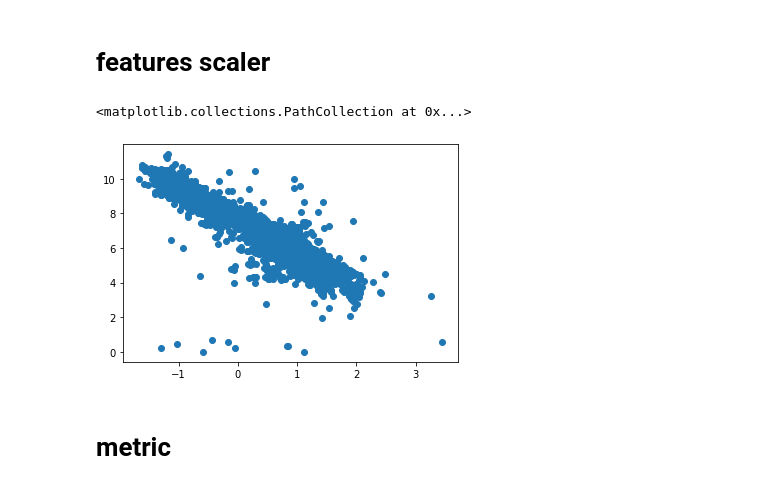
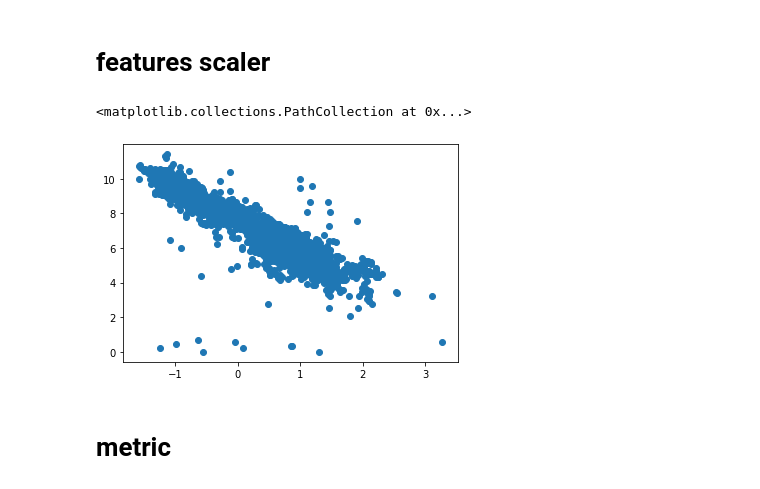
Before and after one commit to skywalker0803r/works, a Jupyter notebook: C8NP.ipynb, the cells around one changed output. Saved outputs shown, nothing was run; the diff lists cells and outputs as text; code cells hidden in the pictures.

```diff
--- a/C8NP.ipynb
+++ b/C8NP.ipynb
@@ -11,12 +13,11 @@ Drive already mounted at /content/drive; to attempt to forcibly remount, call dr
 # Load data
 # %%
 import pandas as pd
-
 train = pd.read_csv('/content/drive/My Drive/台塑輕油案子/data/train_4521.csv',index_col=0).reset_index(drop=True)
-test = pd.read_csv('/content/drive/My Drive/台塑輕油案子/data/test_250.csv',index_col=0).reset_index(drop=True)
-mod  = test.index % 5
-test_add = test.loc[ mod != 0 ,:]
-test_50 = test.loc[ mod == 0 ,:]
+test_170 = pd.read_csv('/content/drive/My Drive/台塑輕油案子/data/test_170.csv',index_col=0).reset_index(drop=True)
+test_250 = pd.read_csv('/content/drive/My Drive/台塑輕油案子/data/test_250.csv',index_col=0).reset_index(drop=True)
+test_200 = test_250.loc[ test_250.index % 5 != 0 ,:]
+test_50 = test_250.loc[ test_250.index % 5 == 0 ,:]
 # %%
 train.head()
 # %% [output]
@@ -28,14 +29,3 @@ train.head()
 | 4 | 100.4 | 118.1 | 142.2 | 32.190 | 0.243 | 0.117 | 0.061 | 4.946 | 2.503 | 2.695 | 0.477 | ... |
 # %% [markdown]
 # def train,test,features,y_name
-# %%
-features = ['T10','T50','T90','N+A']
-y_name = 'C8NP'
-
-#訓練資料 4521 append 200筆
-train = train.append(test_add)[features+[y_name]]
-#測試資料 50筆
-test = test_50[features+[y_name]]
-
-print(train.shape)
-print(test.shape)
@@ -112,10 +48,9 @@ plt.scatter(train['T10'],train['N+A'])
 # %%
 from sklearn.manifold import isomap
 from sklearn.preprocessing import StandardScaler
-
-iso = isomap.Isomap(n_components=1,n_neighbors=30)
+iso = isomap.Isomap(n_components=1)
 scaler = StandardScaler()
-
 #再來記得務必先做特徵縮放再做isomap
-train['V1'] = iso.fit_transform(scaler.fit_transform(train[['T10','N+A']]))
-test['V1'] = iso.transform(scaler.transform(test[['T10','N+A']]))
+train['iso_x'] = iso.fit_transform(scaler.fit_transform(train[['T10','N+A']]))
+test_170['iso_x'] = iso.transform(scaler.transform(test_170[['T10','N+A']]))
+test_50['iso_x'] = iso.transform(scaler.transform(test_50[['T10','N+A']]))
@@ -127,22 +82,22 @@ plt.scatter(train['V1'],train[y_name])
 # %% [markdown]
 # features select
 # %%
-features = ['V1']
+features = ['iso_x']
 # %% [markdown]
 # features scaler
 # %%
 from sklearn.preprocessing import StandardScaler
-
 scaler = StandardScaler()
 scaler.fit(train[features])
 
 train[features] = scaler.transform(train[features])
-test[features] = scaler.transform(test[features])
+test_170[features] = scaler.transform(test_170[features])
+test_50[features] = scaler.transform(test_50[features])
 
-plt.scatter(train['V1'],train[y_name])
+plt.scatter(train['iso_x'],train[y_name])
 # %% [output]
 <matplotlib.collections.PathCollection at 0x...>
-[figure, old version]
+[figure, new version]
 # %% [markdown]
 # metric
 # %%
```
Also changed, not shown: parts of 36 cells of this notebook.
